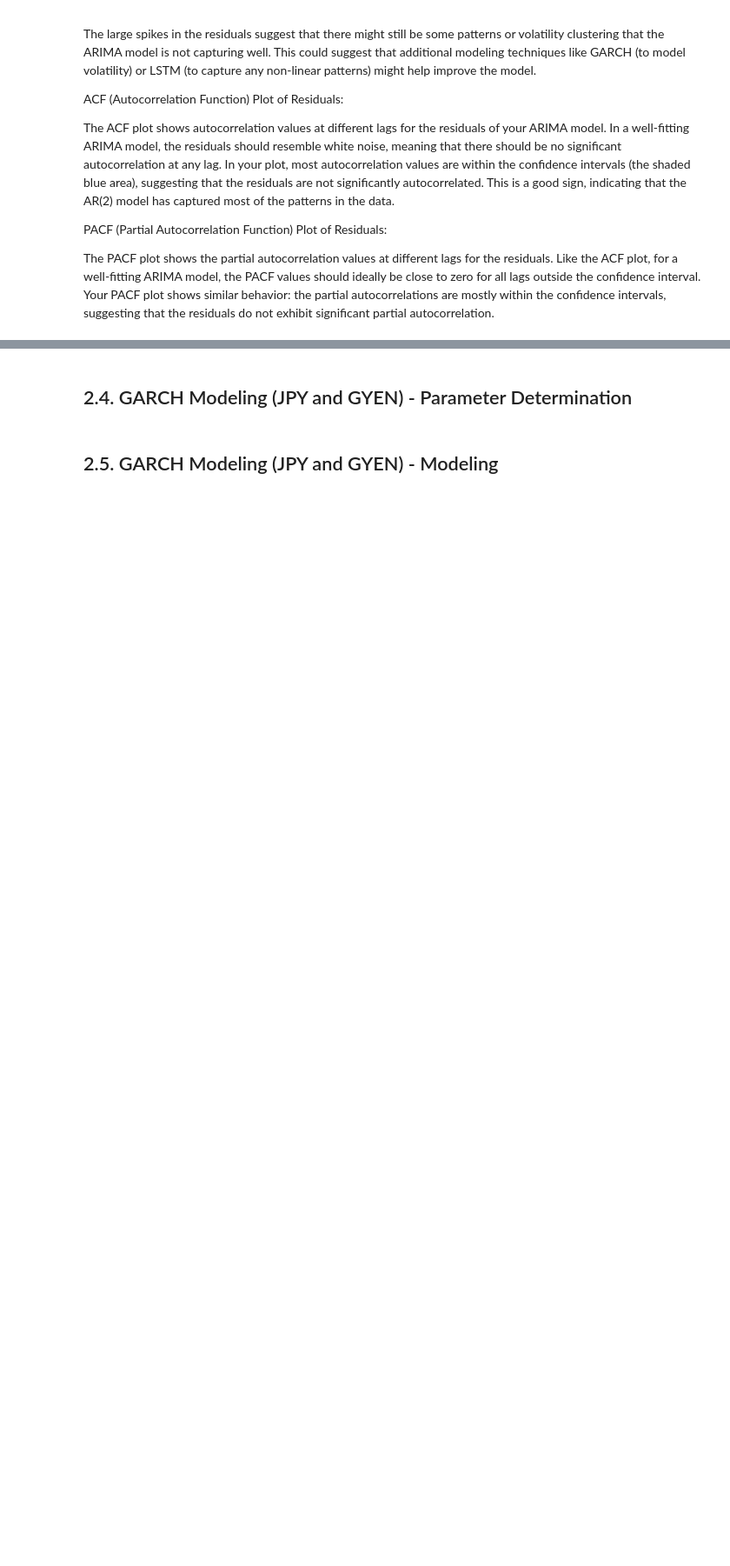
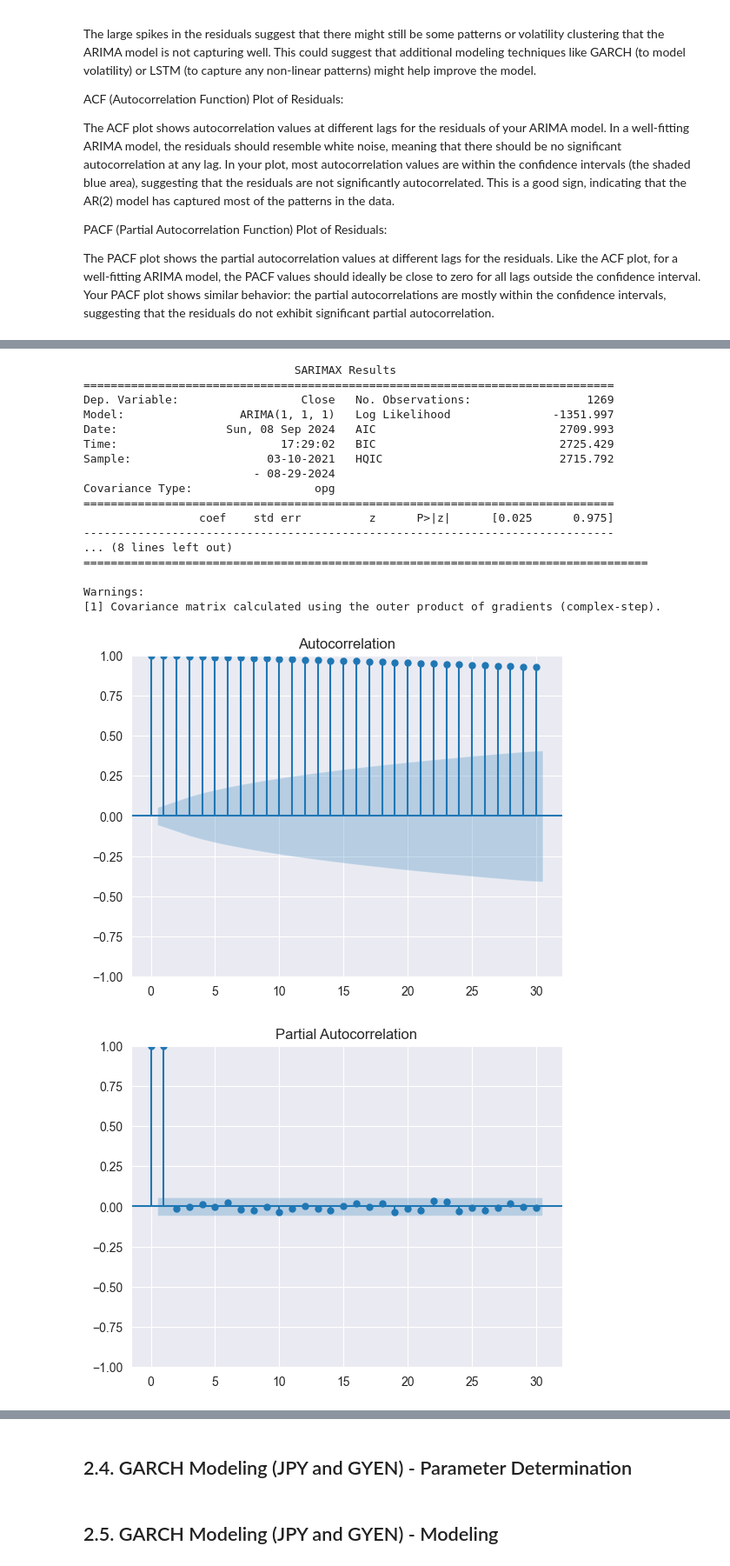
Before and after one commit to joodevs/algo-trader, a Jupyter notebook: gyen-yen-analysis.ipynb, the cells around one changed output, grey strips where cells are left out. Shown at 87% size. Drawn from its saved outputs; the diff is of its cells as text; code cells hidden in the pictures; blank space fills up the shorter version.

Commit message:
Apply ARIMA to JPY

```diff
--- a/gyen-yen-analysis.ipynb
+++ b/gyen-yen-analysis.ipynb
@@ -297,0 +300,31 @@ Your PACF plot shows similar behavior: the partial autocorrelations are mostly w
+# %%
+# Plot ACF and PACF
+plot_acf(jpy_usd['Close'].dropna(), lags=30)
+plot_pacf(jpy_usd['Close'].dropna(), lags=30)
+
+# Fit ARIMA model
+arima_model = ARIMA(jpy_usd['Close'].dropna(), order=(1, 1, 1))
+arima_fit = arima_model.fit()
+
+# Summary of the ARIMA model
+print(arima_fit.summary())
+# %% [output]
+                               SARIMAX Results
+==============================================================================
+Dep. Variable:                  Close   No. Observations:                 1269
+Model:                 ARIMA(1, 1, 1)   Log Likelihood               -1351.997
+Date:                Sun, 08 Sep 2024   AIC                           2709.993
+Time:                        17:29:02   BIC                           2725.429
+Sample:                    03-10-2021   HQIC                          2715.792
+                         - 08-29-2024
+Covariance Type:                  opg
+==============================================================================
+                 coef    std err          z      P>|z|      [0.025      0.975]
+------------------------------------------------------------------------------
+... (8 lines left out)
+===================================================================================
+
+Warnings:
+[1] Covariance matrix calculated using the outer product of gradients (complex-step).
+[figure, added]
+[figure, added]
```
Also changed, not shown: parts of 17 cells of this notebook.
